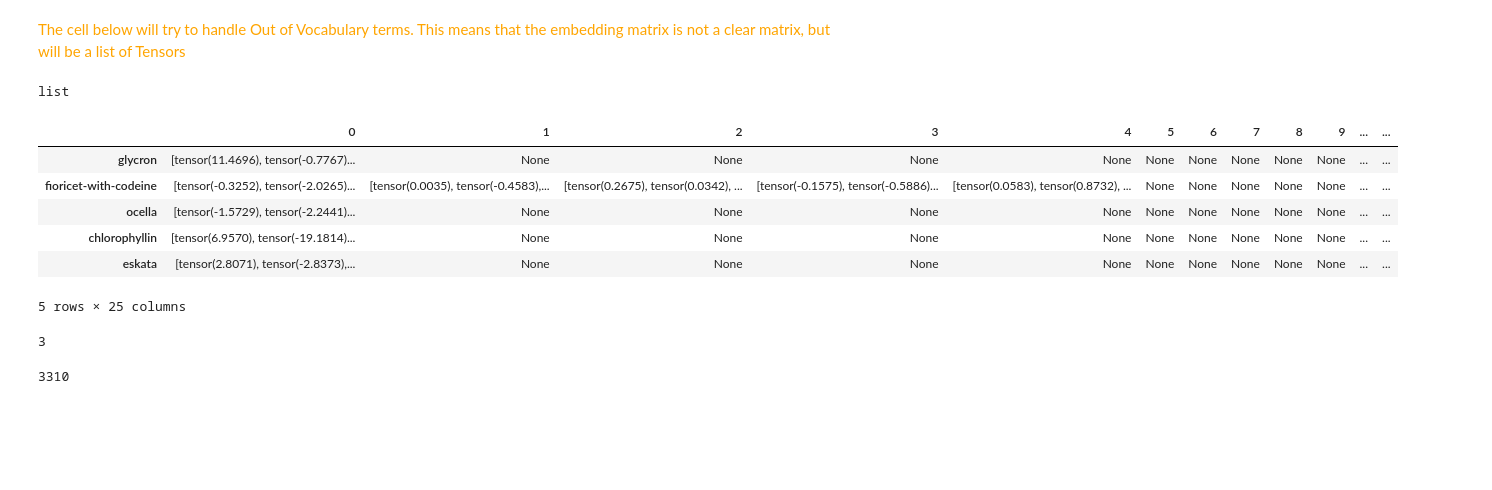
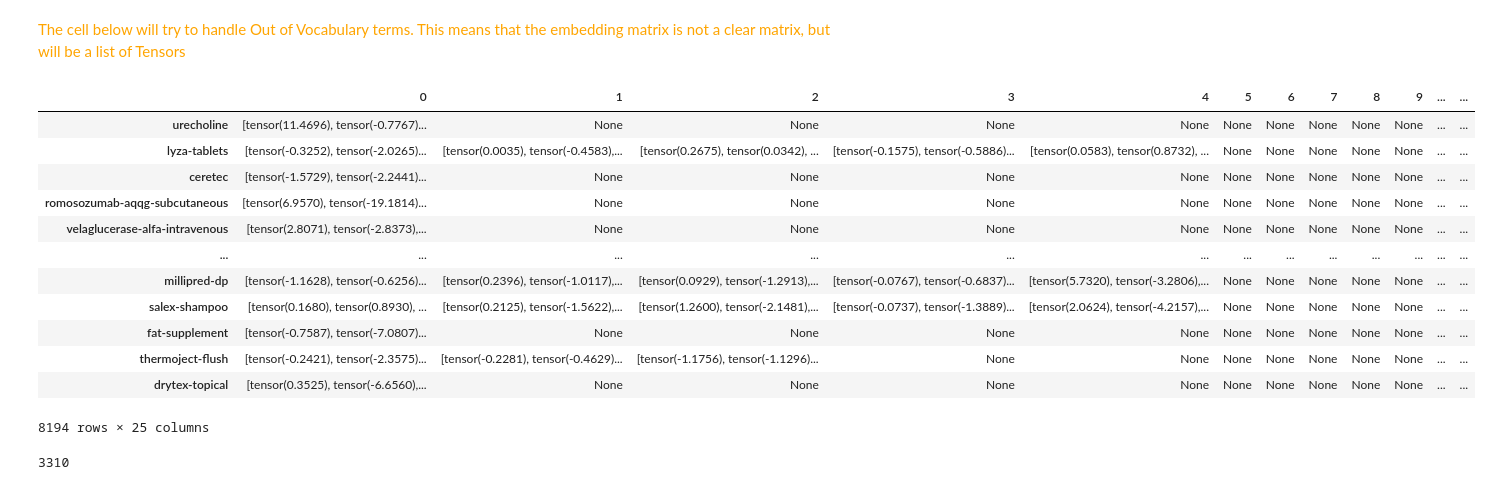
Before and after one commit to ariellubonja/drugs-embedding, a Jupyter notebook: biobert-embeddings.ipynb, the cells around one changed output. Drawn from its saved outputs; the diff is of its cells as text; code cells hidden in the pictures; blank space fills up the shorter version.

```diff
--- a/biobert-embeddings.ipynb
+++ b/biobert-embeddings.ipynb
@@ -58,7 +51,3 @@ else:
 
     # pool.close()
     # pool.join()
-# %%
-type(biobert_embeddings_oov)
-# %% [output]
-list
@@ -67,12 +54,16 @@ torch.save(biobert_embeddings_oov, 'outputs/biobert_oov_embeddings.pt')
 # %%
-df = pd.DataFrame(biobert_embeddings_oov, index=unique_drug_names)
+pd.DataFrame(biobert_embeddings_oov, index=unique_drug_names)
+# %% [output]
+|  | 0 | 1 | 2 | 3 | 4 | 5 | 6 | 7 | 8 | 9 | ... | ... |
+| urecholine | [tensor(11.4696), tensor(-0.7767)... | None | None | None | None | None | None | None | None | None | ... | ... |
+| lyza-tablets | [tensor(-0.3252), tensor(-2.0265)... | [tensor(0.0035), tensor(-0.4583),... | [tensor(0.2675), tensor(0.0342), ... | [tensor(-0.1575), tensor(-0.5886)... | [tensor(0.0583), tensor(0.8732), ... | None | None | None | None | None | ... | ... |
+| ceretec | [tensor(-1.5729), tensor(-2.2441)... | None | None | None | None | None | None | None | None | None | ... | ... |
+| romosozumab-aqqg-subcutaneous | [tensor(6.9570), tensor(-19.1814)... | None | None | None | None | None | None | None | None | None | ... | ... |
+| velaglucerase-alfa-intravenous | [tensor(2.8071), tensor(-2.8373),... | None | None | None | None | None | None | None | None | None | ... | ... |
+| ... | ... | ... | ... | ... | ... | ... | ... | ... | ... | ... | ... | ... |
+| millipred-dp | [tensor(-1.1628), tensor(-0.6256)... | [tensor(0.2396), tensor(-1.0117),... | [tensor(0.0929), tensor(-1.2913),... | [tensor(-0.0767), tensor(-0.6837)... | [tensor(5.7320), tensor(-3.2806),... | None | None | None | None | None | ... | ... |
+| salex-shampoo | [tensor(0.1680), tensor(0.8930), ... | [tensor(0.2125), tensor(-1.5622),... | [tensor(1.2600), tensor(-2.1481),... | [tensor(-0.0737), tensor(-1.3889)... | [tensor(2.0624), tensor(-4.2157),... | None | None | None | None | None | ... | ... |
+| fat-supplement | [tensor(-0.7587), tensor(-7.0807)... | None | None | None | None | None | None | None | None | None | ... | ... |
+| thermoject-flush | [tensor(-0.2421), tensor(-2.3575)... | [tensor(-0.2281), tensor(-0.4629)... | [tensor(-1.1756), tensor(-1.1296)... | None | None | None | None | None | None | None | ... | ... |
+| drytex-topical | [tensor(0.3525), tensor(-6.6560),... | None | None | None | None | None | None | None | None | None | ... | ... |
+8194 rows × 25 columns
-# %%
-df.head()
-# %% [output]
-|  | 0 | 1 | 2 | 3 | 4 | 5 | 6 | 7 | 8 | 9 | ... | ... |
-| glycron | [tensor(11.4696), tensor(-0.7767)... | None | None | None | None | None | None | None | None | None | ... | ... |
-| fioricet-with-codeine | [tensor(-0.3252), tensor(-2.0265)... | [tensor(0.0035), tensor(-0.4583),... | [tensor(0.2675), tensor(0.0342), ... | [tensor(-0.1575), tensor(-0.5886)... | [tensor(0.0583), tensor(0.8732), ... | None | None | None | None | None | ... | ... |
-| ocella | [tensor(-1.5729), tensor(-2.2441)... | None | None | None | None | None | None | None | None | None | ... | ... |
-| chlorophyllin | [tensor(6.9570), tensor(-19.1814)... | None | None | None | None | None | None | None | None | None | ... | ... |
-| eskata | [tensor(2.8071), tensor(-2.8373),... | None | None | None | None | None | None | None | None | None | ... | ... |
-5 rows × 25 columns
@@ -81,7 +70,3 @@ np.save("outputs/biobert_oov_embeddings.npy", biobert_embeddings_oov)
-# %%
-len(biobert_embeddings_oov[0])
-# %% [output]
-3
 # %%
 # These are the indices of the drug names that have only one embedding, i.e. the drug name is in the Vocabulary
 vector_embd_indices = [i for i, num in enumerate(biobert_embeddings_oov) if len(num) == 1]
```
Also changed, not shown: parts of 12 cells of this notebook.
